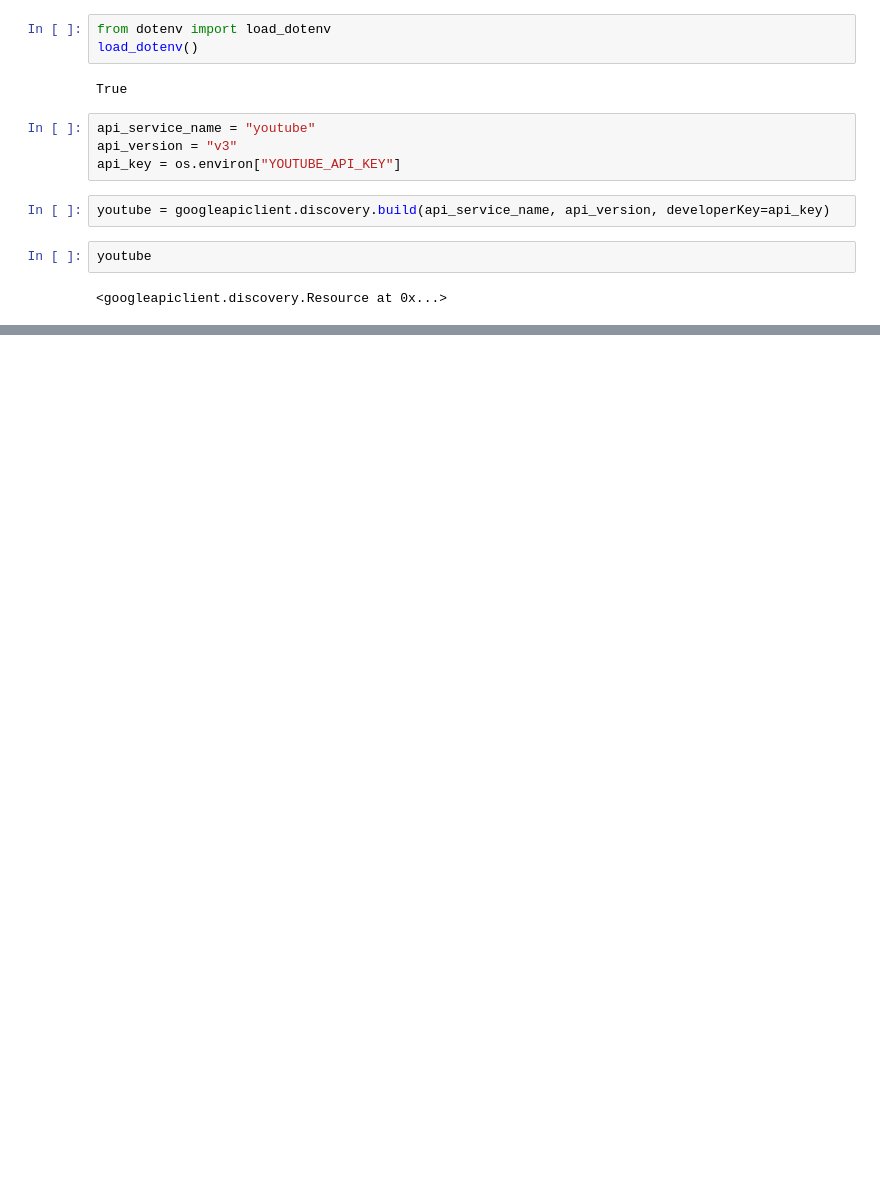
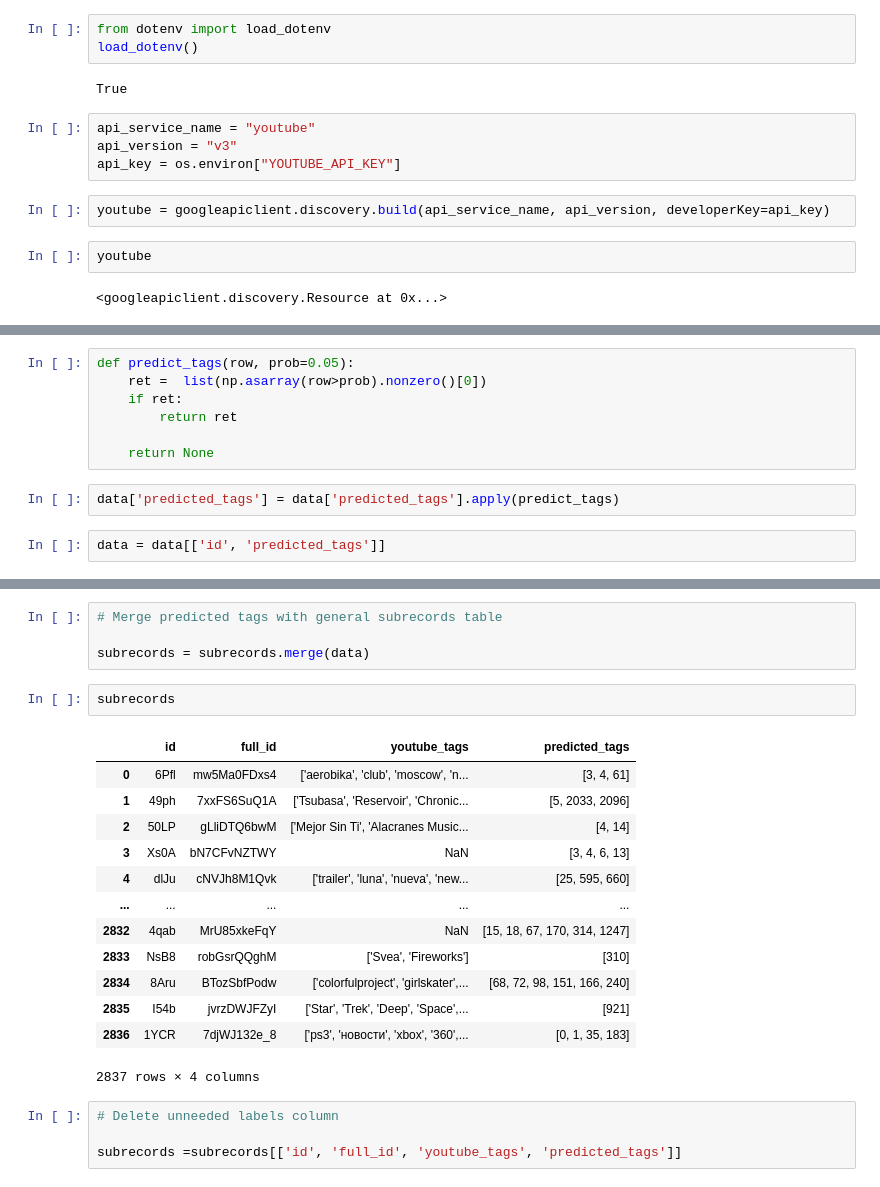
Before and after one commit to watemerald/Capstone, a Jupyter notebook: Evaluation Selection.ipynb, the cells around one changed output, grey strips where cells are left out. Saved outputs shown, nothing was run; the diff lists cells and outputs as text; blank space fills up the shorter version.

```diff
--- a/Evaluation Selection.ipynb
+++ b/Evaluation Selection.ipynb
@@ -284,0 +403,11 @@ response["items"][0]["snippet"]["tags"]
+# %%
+def predict_tags(row, prob=0.05):
+    ret =  list(np.asarray(row>prob).nonzero()[0])
+    if ret:
+        return ret
+
+    return None
+# %%
+data['predicted_tags'] = data['predicted_tags'].apply(predict_tags)
+# %%
+data = data[['id', 'predicted_tags']]
@@ -284,0 +430,24 @@ response["items"][0]["snippet"]["tags"]
+# %%
+# Merge predicted tags with general subrecords table
+
+subrecords = subrecords.merge(data)
+# %%
+subrecords
+# %% [output]
+|  | id | full_id | youtube_tags | predicted_tags |
+| 0 | 6Pfl | mw5Ma0FDxs4 | ['aerobika', 'club', 'moscow', 'n... | [3, 4, 61] |
+| 1 | 49ph | 7xxFS6SuQ1A | ['Tsubasa', 'Reservoir', 'Chronic... | [5, 2033, 2096] |
+| 2 | 50LP | gLliDTQ6bwM | ['Mejor Sin Ti', 'Alacranes Music... | [4, 14] |
+| 3 | Xs0A | bN7CFvNZTWY | NaN | [3, 4, 6, 13] |
+| 4 | dlJu | cNVJh8M1Qvk | ['trailer', 'luna', 'nueva', 'new... | [25, 595, 660] |
+| ... | ... | ... | ... | ... |
+| 2832 | 4qab | MrU85xkeFqY | NaN | [15, 18, 67, 170, 314, 1247] |
+| 2833 | NsB8 | robGsrQQghM | ['Svea', 'Fireworks'] | [310] |
+| 2834 | 8Aru | BTozSbfPodw | ['colorfulproject', 'girlskater',... | [68, 72, 98, 151, 166, 240] |
+| 2835 | I54b | jvrzDWJFZyI | ['Star', 'Trek', 'Deep', 'Space',... | [921] |
+| 2836 | 1YCR | 7djWJ132e_8 | ['ps3', 'новости', 'xbox', '360',... | [0, 1, 35, 183] |
+2837 rows × 4 columns
+# %%
+# Delete unneeded labels column
+
+subrecords =subrecords[['id', 'full_id', 'youtube_tags', 'predicted_tags']]
```
Also changed, not shown: parts of 42 cells of this notebook, 1 other file.
